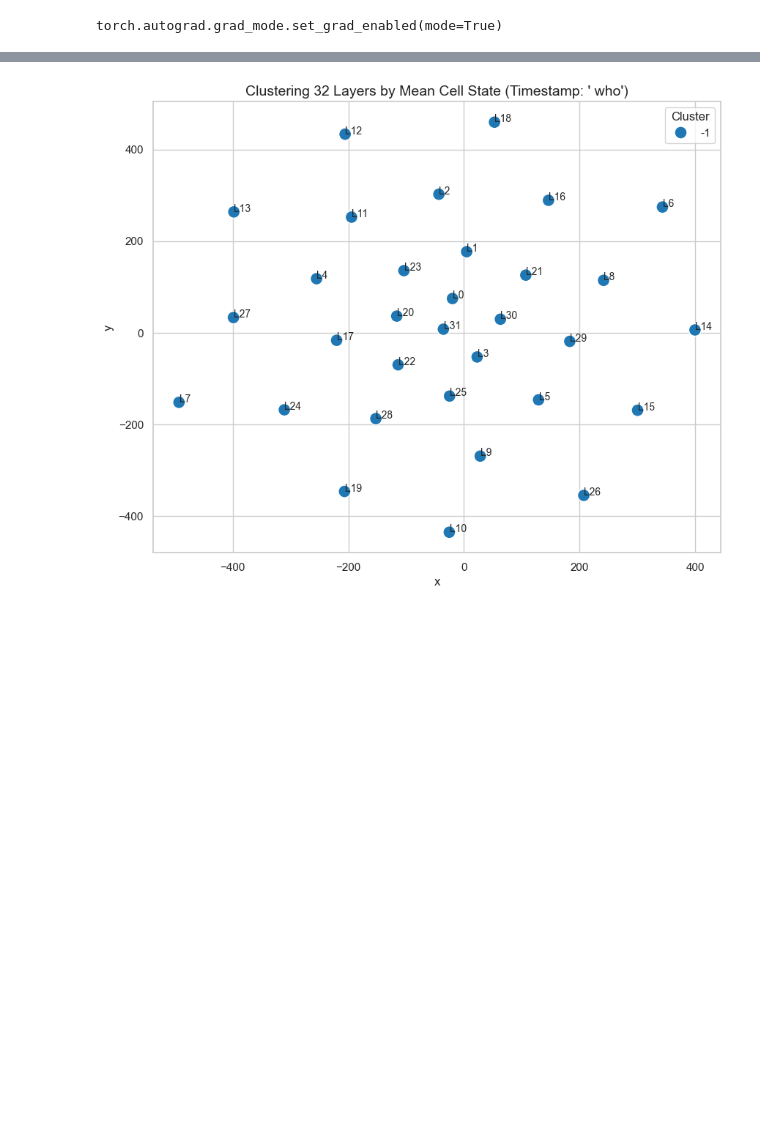
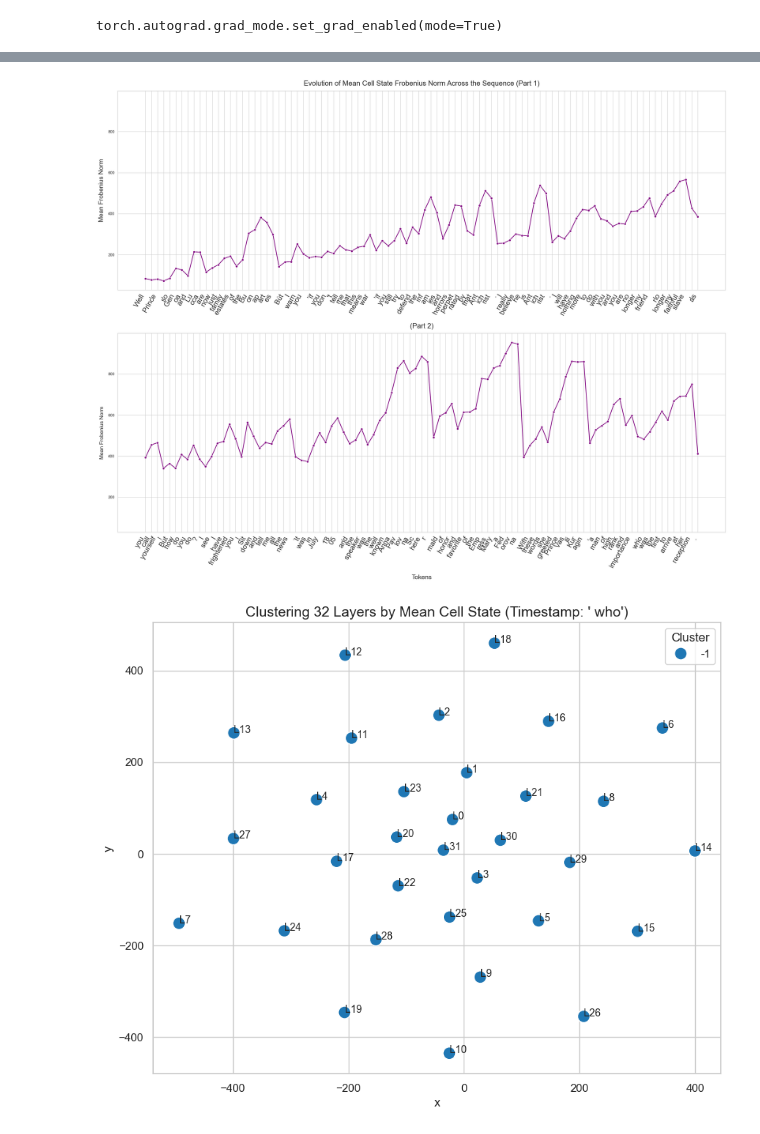
Before and after one commit to TanaseVictorFlavian/Dissertation-code, a Jupyter notebook: logit_lens/checked_experiments/cell_state_f_norm_per_token.ipynb, the cells around one changed output, grey strips where cells are left out. Saved outputs shown, nothing was run; the diff lists cells and outputs as text; code cells hidden in the pictures; blank space fills up the shorter version.

```diff
--- a/logit_lens/checked_experiments/cell_state_f_norm_per_token.ipynb
+++ b/logit_lens/checked_experiments/cell_state_f_norm_per_token.ipynb
@@ -274,3 +274,72 @@ plt.show()
+# %%
+import seaborn as sns
+import matplotlib.pyplot as plt
+import pandas as pd
+
+# 1. Create a DataFrame for Seaborn
+# (Assuming 'tokens' and 'Cfro_token_amean' are defined in your environment)
+df = pd.DataFrame({
+    'Token Index': range(len(tokens)),
+    'Token': tokens,
+    # Convert from tensor to numpy array
+    'Mean Cell State Norm': Cfro_token_amean.numpy()
+})
+
+# 2. Split the DataFrame into two halves
+mid_point = len(df) // 2
+df_part1 = df.iloc[:mid_point]
+df_part2 = df.iloc[mid_point:]
+
+# 3. Set the Seaborn style
+sns.set_theme(style="whitegrid")
+
+# 4. Create the plot with 2 rows and 1 column
+fig, (ax1, ax2) = plt.subplots(nrows=2, ncols=1, figsize=(25, 20), sharey=True)
+
+# --- PLOT 1 (First Half) ---
+sns.lineplot(
+    data=df_part1,
+    x='Token Index',
+    y='Mean Cell State Norm',
+    marker="o",
+    color="purple",
+    linewidth=2,
+    markersize=6,
+    ax=ax1
+)
+ax1.set_xticks(df_part1['Token Index'])
+ax1.set_xticklabels(df_part1['Token'], rotation=60, ha='right', fontsize=20)
+ax1.set_title(
+    "Evolution of Mean Cell State Frobenius Norm Across the Sequence (Part 1)", fontsize=20, pad=15)
+ax1.set_ylabel("Mean Frobenius Norm", fontsize=18, labelpad=10)
+ax1.set_xlabel("")  # Leave x-label off the top plot to keep it clean
+
+# --- PLOT 2 (Second Half) ---
+sns.lineplot(
+    data=df_part2,
+    x='Token Index',
+    y='Mean Cell State Norm',
+    marker="o",
+    color="purple",
+    linewidth=2,
+    markersize=6,
+    ax=ax2
+)
+ax2.set_xticks(df_part2['Token Index'])
+ax2.set_xticklabels(df_part2['Token'], rotation=60, ha='right', fontsize=20)
+ax2.set_title("(Part 2)", fontsize=20, pad=15)
+ax2.set_ylabel("Mean Frobenius Norm", fontsize=15, labelpad=10)
+ax2.set_xlabel("Tokens", fontsize=18, labelpad=10)
+
+# Optional: Tight layout ensures the tilted labels don't get cut off
+plt.tight_layout()
+
+plt.savefig("../latex/images/c_t_norm_time_series.png")
+
+# Show the plot!
+plt.show()
+# %% [output]
+[figure, added]
 # %%
 import pandas as pd
 import seaborn as sns
```
Also changed, not shown: parts of 2 cells of this notebook, 8 other files.
